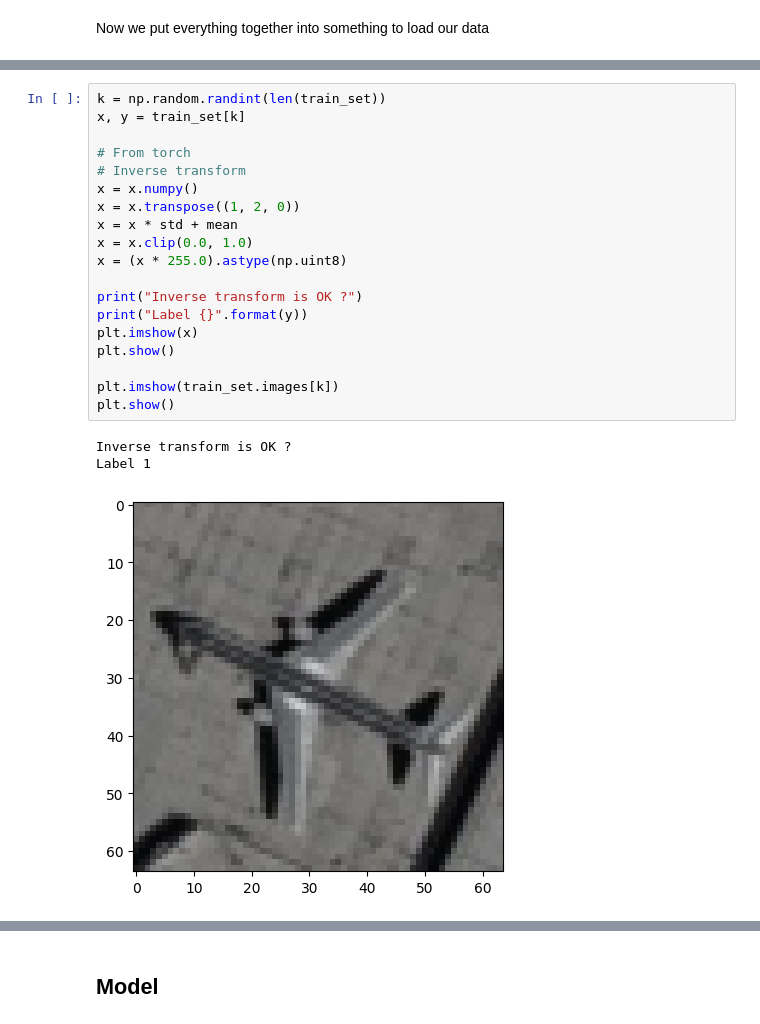
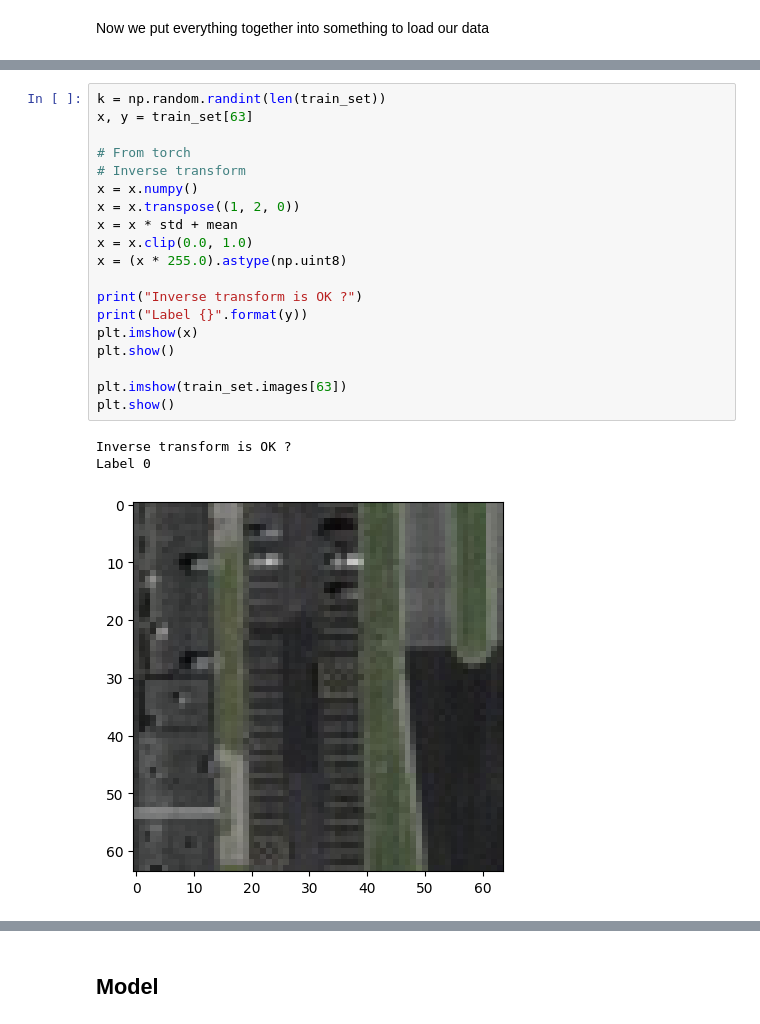
Before and after one commit to 8bouledecristal/ctf2024, a Jupyter notebook: vision/1_hands_on.ipynb, the cells around one changed output, grey strips where cells are left out. Saved outputs shown, nothing was run; the diff lists cells and outputs as text.

```diff
--- a/vision/1_hands_on.ipynb
+++ b/vision/1_hands_on.ipynb
@@ -328,23 +356,23 @@ Write the inverse transformation by hand to ensure it's ok
 # %%
 k = np.random.randint(len(train_set))
-x, y = train_set[k]
+x, y = train_set[63]
 
 # From torch
 # Inverse transform
 x = x.numpy()
 x = x.transpose((1, 2, 0))
 x = x * std + mean
 x = x.clip(0.0, 1.0)
 x = (x * 255.0).astype(np.uint8)
 
 print("Inverse transform is OK ?")
 print("Label {}".format(y))
 plt.imshow(x)
 plt.show()
 
-plt.imshow(train_set.images[k])
+plt.imshow(train_set.images[63])
 plt.show()
 # %% [output]
 Inverse transform is OK ?
-Label 1
+Label 0
-[figure, old version]
+[figure, new version]
```
Also changed, not shown: parts of 21 cells of this notebook.
